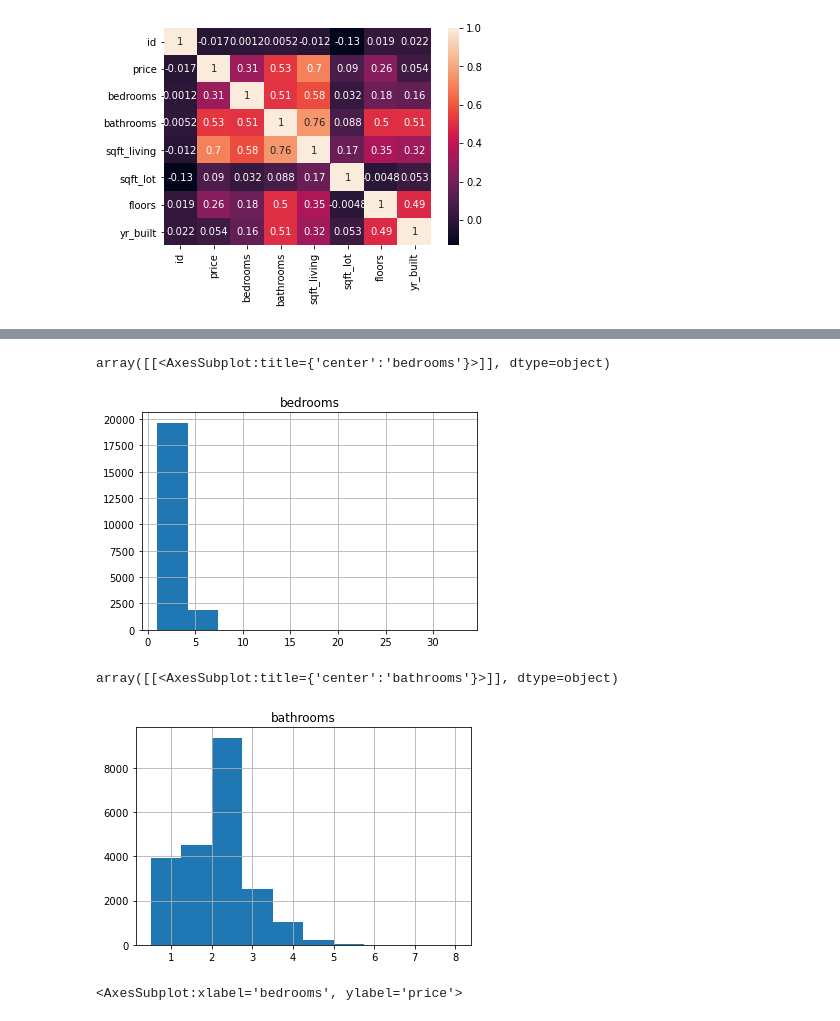
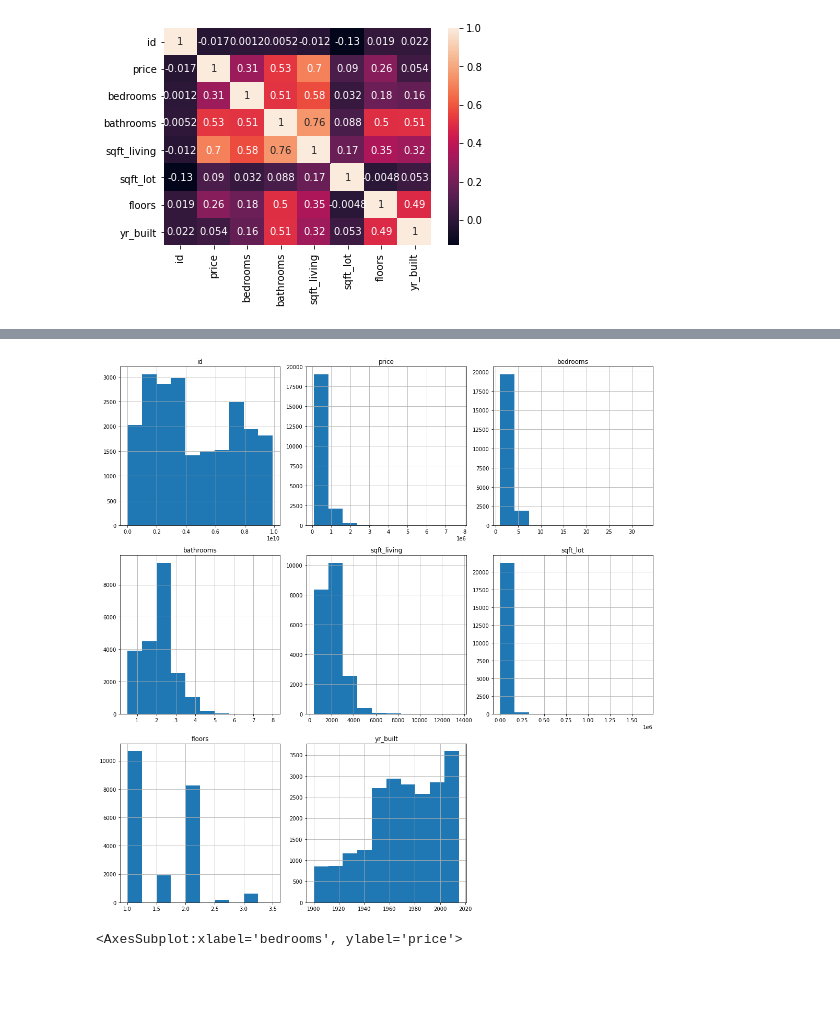
Before and after one commit to sumed-h/Group-3, a Jupyter notebook: Daniel Arthur's Notebook.ipynb, the cells around one changed output, grey strips where cells are left out. Drawn from its saved outputs; the diff is of its cells as text; code cells hidden in the pictures; blank space fills up the shorter version.

```diff
--- a/Daniel Arthur's Notebook.ipynb
+++ b/Daniel Arthur's Notebook.ipynb
@@ -132,13 +124,14 @@ array([[<AxesSubplot:title={'center':'sqft_living'}>]], dtype=object)
-# %%
-pd.DataFrame.hist(column= 'bedrooms', data=df)
-# %% [output]
-array([[<AxesSubplot:title={'center':'bedrooms'}>]], dtype=object)
-[figure, removed]
-# %%
-pd.DataFrame.hist(column= 'bathrooms', data=df)
-# %% [output]
-array([[<AxesSubplot:title={'center':'bathrooms'}>]], dtype=object)
-[figure, removed]
+# %%
+# Histogram for continuous variables
+cols = []
+for x in df.columns:
+    if df[x].dtype != 'object':
+        cols.append(x)
+
+df[cols].hist(figsize=(15,15))
+plt.tight_layout()
+# %% [output]
+[figure, added]
 # %%
 df.plot.scatter(y='price', x='bedrooms')
 # %% [output]
```
Also changed, not shown: parts of 13 cells of this notebook.
